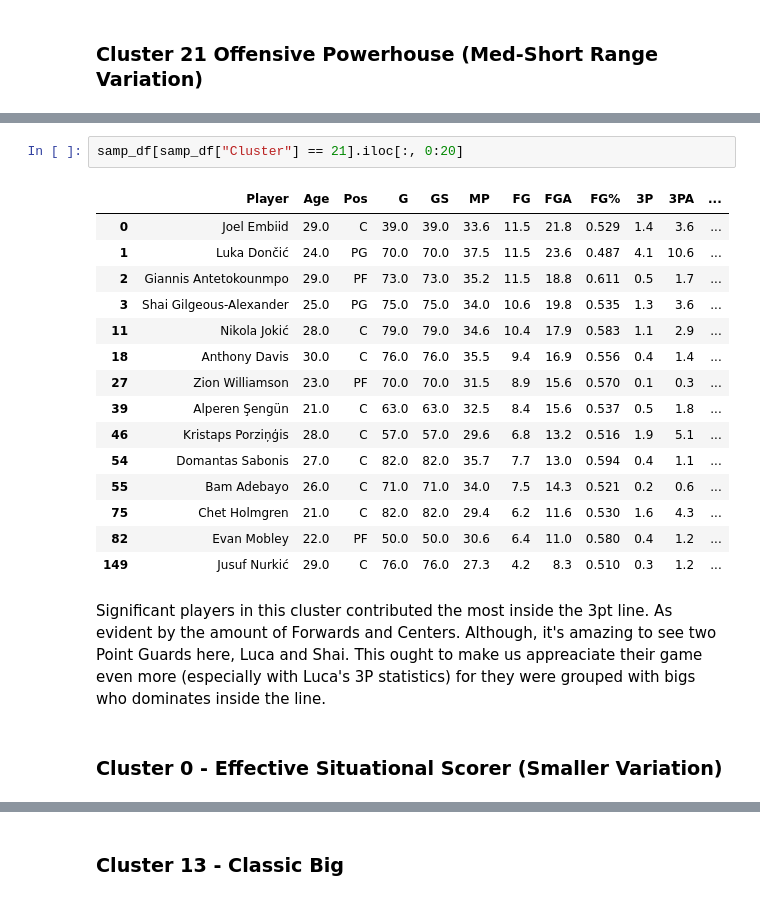
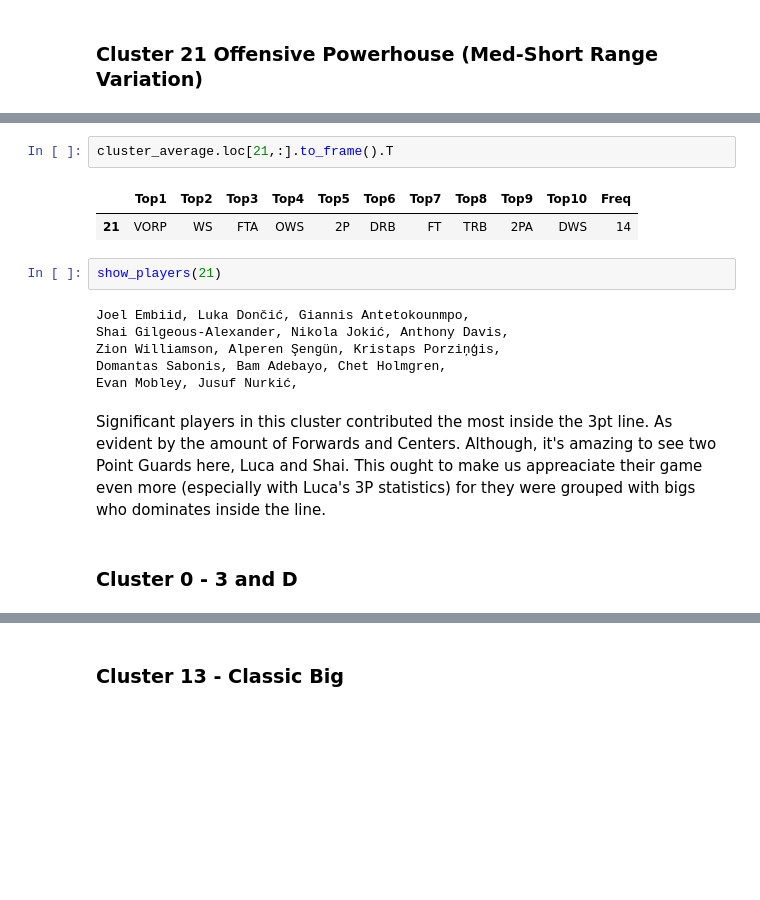
Before and after one commit to RomandRapido/Lansangan_portfolio, a Jupyter notebook: NBA/NBA_Cluster.ipynb, the cells around one changed output, grey strips where cells are left out. Drawn from its saved outputs; the diff is of its cells as text; blank space fills up the shorter version.

```diff
--- a/NBA/NBA_Cluster.ipynb
+++ b/NBA/NBA_Cluster.ipynb
@@ -953,26 +952,21 @@ cluster_consistency_stats.loc[21,:].to_frame().T
 # %% [output]
 |  | Top1 | Top2 | Top3 | Top4 | Top5 | Top6 | Top7 | Top8 | Top9 | Top10 | Freq |
 | 21 | 2P% | eFG% | TS% | MP | FG% | 3P% | STL% | DBPM | FTr | GS | 14 |
+# %%
+cluster_average.loc[21,:].to_frame().T
+# %% [output]
+|  | Top1 | Top2 | Top3 | Top4 | Top5 | Top6 | Top7 | Top8 | Top9 | Top10 | Freq |
+| 21 | VORP | WS | FTA | OWS | 2P | DRB | FT | TRB | 2PA | DWS | 14 |
 # %%
-samp_df[samp_df["Cluster"] == 21].iloc[:, 0:20]
+show_players(21)
 # %% [output]
-|  | Player | Age | Pos | G | GS | MP | FG | FGA | FG% | 3P | 3PA | ... |
-| 0 | Joel Embiid | 29.0 | C | 39.0 | 39.0 | 33.6 | 11.5 | 21.8 | 0.529 | 1.4 | 3.6 | ... |
-| 1 | Luka Dončić | 24.0 | PG | 70.0 | 70.0 | 37.5 | 11.5 | 23.6 | 0.487 | 4.1 | 10.6 | ... |
-| 2 | Giannis Antetokounmpo | 29.0 | PF | 73.0 | 73.0 | 35.2 | 11.5 | 18.8 | 0.611 | 0.5 | 1.7 | ... |
-| 3 | Shai Gilgeous-Alexander | 25.0 | PG | 75.0 | 75.0 | 34.0 | 10.6 | 19.8 | 0.535 | 1.3 | 3.6 | ... |
-| 11 | Nikola Jokić | 28.0 | C | 79.0 | 79.0 | 34.6 | 10.4 | 17.9 | 0.583 | 1.1 | 2.9 | ... |
-| 18 | Anthony Davis | 30.0 | C | 76.0 | 76.0 | 35.5 | 9.4 | 16.9 | 0.556 | 0.4 | 1.4 | ... |
-| 27 | Zion Williamson | 23.0 | PF | 70.0 | 70.0 | 31.5 | 8.9 | 15.6 | 0.570 | 0.1 | 0.3 | ... |
-| 39 | Alperen Şengün | 21.0 | C | 63.0 | 63.0 | 32.5 | 8.4 | 15.6 | 0.537 | 0.5 | 1.8 | ... |
-| 46 | Kristaps Porziņģis | 28.0 | C | 57.0 | 57.0 | 29.6 | 6.8 | 13.2 | 0.516 | 1.9 | 5.1 | ... |
-| 54 | Domantas Sabonis | 27.0 | C | 82.0 | 82.0 | 35.7 | 7.7 | 13.0 | 0.594 | 0.4 | 1.1 | ... |
-| 55 | Bam Adebayo | 26.0 | C | 71.0 | 71.0 | 34.0 | 7.5 | 14.3 | 0.521 | 0.2 | 0.6 | ... |
-| 75 | Chet Holmgren | 21.0 | C | 82.0 | 82.0 | 29.4 | 6.2 | 11.6 | 0.530 | 1.6 | 4.3 | ... |
-| 82 | Evan Mobley | 22.0 | PF | 50.0 | 50.0 | 30.6 | 6.4 | 11.0 | 0.580 | 0.4 | 1.2 | ... |
-| 149 | Jusuf Nurkić | 29.0 | C | 76.0 | 76.0 | 27.3 | 4.2 | 8.3 | 0.510 | 0.3 | 1.2 | ... |
+Joel Embiid, Luka Dončić, Giannis Antetokounmpo,
+Shai Gilgeous-Alexander, Nikola Jokić, Anthony Davis,
+Zion Williamson, Alperen Şengün, Kristaps Porziņģis,
+Domantas Sabonis, Bam Adebayo, Chet Holmgren,
+Evan Mobley, Jusuf Nurkić,
 # %% [markdown]
 Significant players in this cluster contributed the most inside the 3pt line. As evident by the amount of Forwards and Centers. Although, it's amazing to see two Point Guards here, Luca and Shai. This ought to make us appreaciate their game even more (especially with Luca's 3P statistics) for they were grouped with bigs who dominates inside the line.
 # %% [markdown]
-### Cluster 0 - Effective Situational Scorer (Smaller Variation)
+### Cluster 0 - 3 and D
 # %%
```
Also changed, not shown: parts of 65 cells of this notebook.
